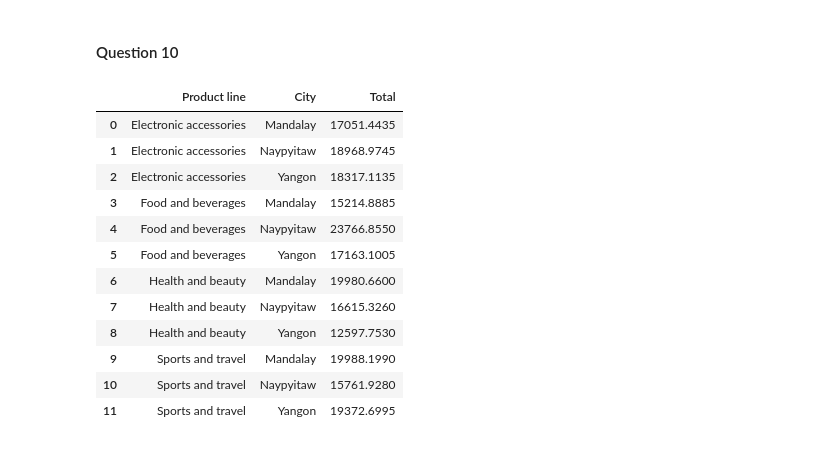
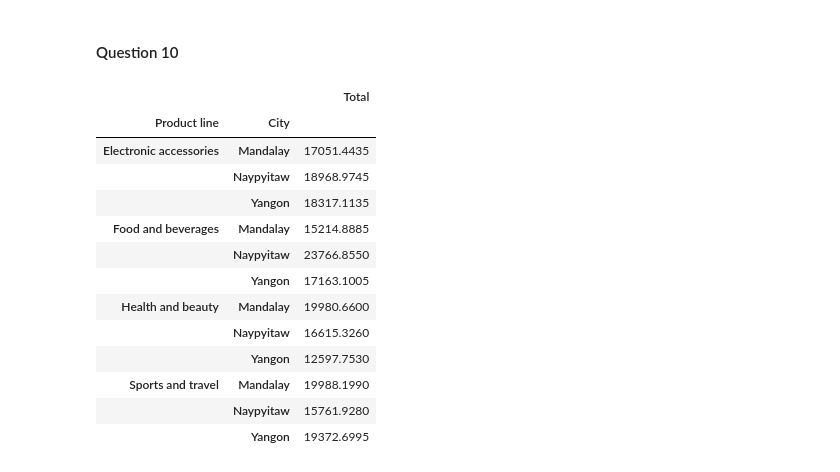
Before and after one commit to Niv20/Data-Science, a Jupyter notebook: ex-2/assignment2-task1.ipynb, the cells around one changed output. Cells and saved outputs as stored; diff of their text form; code cells hidden in the pictures.

```diff
--- a/ex-2/assignment2-task1.ipynb
+++ b/ex-2/assignment2-task1.ipynb
@@ -219,29 +205,30 @@ plt.show()
 # %%
 # Load strategy file
 strategy_df = pd.read_csv("product_types_strategy.csv")
 
 # Find which products are strategic (where strategic == 'yes')
 strategic_items = strategy_df[strategy_df['strategic'] == 'yes']['Product type'].tolist()
 
 # Filter original df for only these products
 strategic_sales = df[df['Product line'].isin(strategic_items)]
 
 # Group by Product line and City, sum Total
-city_breakdown = strategic_sales.groupby(['Product line', 'City'])['Total'].sum().reset_index()
+city_breakdown = strategic_sales.groupby(['Product line', 'City'])['Total'].sum()
 
 # Print final result
 pd.DataFrame(city_breakdown)
 # %% [output]
-|  | Product line | City | Total |
-| 0 | Electronic accessories | Mandalay | 17051.4435 |
-| 1 | Electronic accessories | Naypyitaw | 18968.9745 |
-| 2 | Electronic accessories | Yangon | 18317.1135 |
-| 3 | Food and beverages | Mandalay | 15214.8885 |
-| 4 | Food and beverages | Naypyitaw | 23766.8550 |
-| 5 | Food and beverages | Yangon | 17163.1005 |
-| 6 | Health and beauty | Mandalay | 19980.6600 |
-| 7 | Health and beauty | Naypyitaw | 16615.3260 |
-| 8 | Health and beauty | Yangon | 12597.7530 |
-| 9 | Sports and travel | Mandalay | 19988.1990 |
-| 10 | Sports and travel | Naypyitaw | 15761.9280 |
-| 11 | Sports and travel | Yangon | 19372.6995 |
+|  |  | Total |
+| Product line | City |  |
+| Electronic accessories | Mandalay | 17051.4435 |
+|  | Naypyitaw | 18968.9745 |
+|  | Yangon | 18317.1135 |
+| Food and beverages | Mandalay | 15214.8885 |
+|  | Naypyitaw | 23766.8550 |
+|  | Yangon | 17163.1005 |
+| Health and beauty | Mandalay | 19980.6600 |
+|  | Naypyitaw | 16615.3260 |
+|  | Yangon | 12597.7530 |
+| Sports and travel | Mandalay | 19988.1990 |
+|  | Naypyitaw | 15761.9280 |
+|  | Yangon | 19372.6995 |
```
Also changed, not shown: parts of 6 cells of this notebook, 12 other files.
